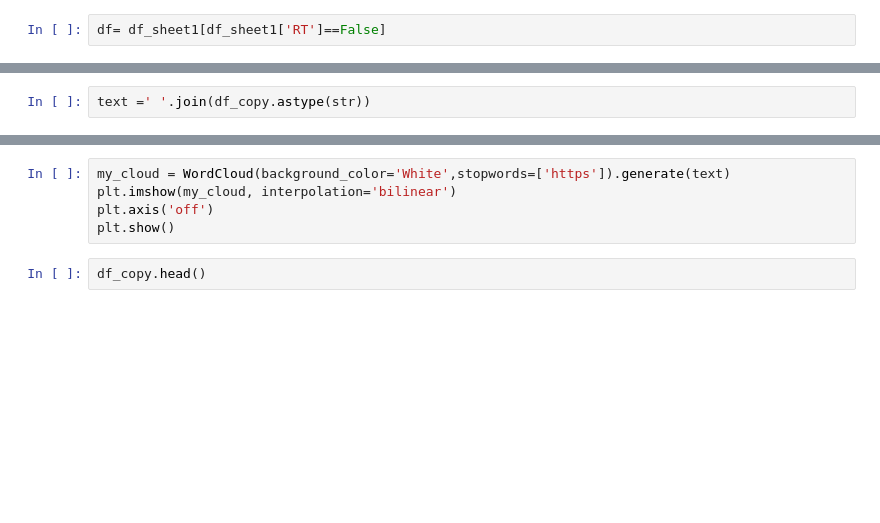
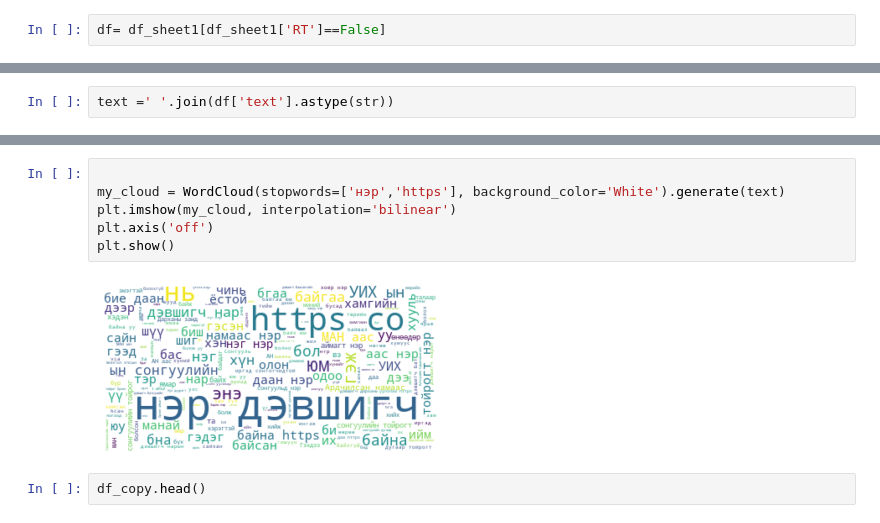
Before and after one commit to mmunkj15/TUNA_2020_Munkhbat_Research, a Jupyter notebook: Twitter.ipynb, the cells around one changed output, grey strips where cells are left out. Cells and saved outputs as stored; diff of their text form; blank space fills up the shorter version.

```diff
--- a/Twitter.ipynb
+++ b/Twitter.ipynb
@@ -39,4 +39,4 @@ df.head()
 | 12 | 1270358081814200320 | papaav_v8 | Ховыг хутгаж\nХорыг найруулая\n\n... | Tue Jun 09 14:12:23 +0000 2020 | 2020-06-09 15:12:23 | False |
 | 13 | 1270357566409838594 | oyunger71388201 | @erdene457 МАН мангар их мөнгөтэй... | Tue Jun 09 14:10:20 +0000 2020 | 2020-06-09 15:10:20 | False |
 # %%
-text =' '.join(df_copy.astype(str))
+text =' '.join(df['text'].astype(str))
@@ -43,8 +70,11 @@ text =' '.join(df_copy.astype(str))
 # %%
-my_cloud = WordCloud(background_color='White',stopwords=['https']).generate(text)
+
+my_cloud = WordCloud(stopwords=['нэр','https'], background_color='White').generate(text)
 plt.imshow(my_cloud, interpolation='bilinear')
 plt.axis('off')
 plt.show()
+# %% [output]
+[figure, added]
 # %%
 df_copy.head()
 # %%
```
Also changed, not shown: parts of 1 cell of this notebook, 3 other files.
